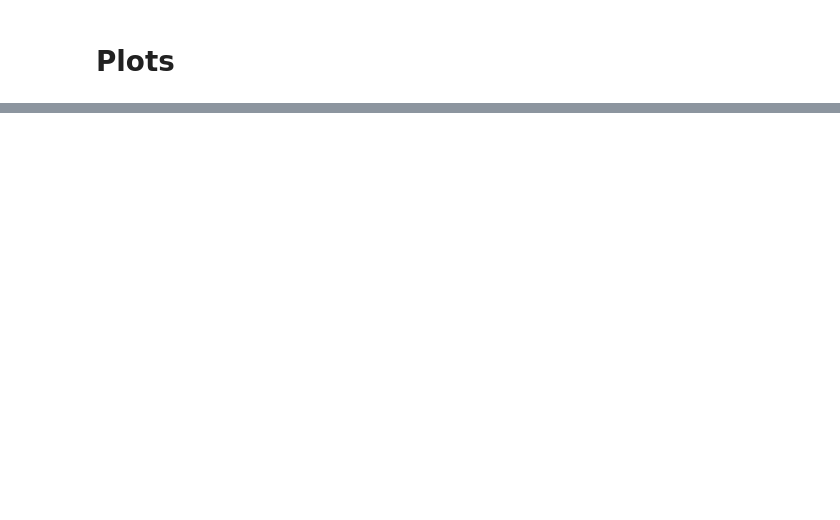
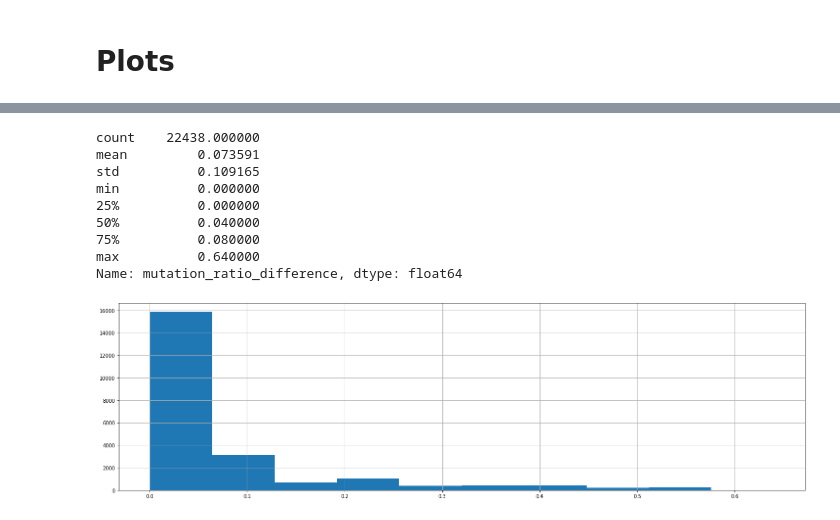
Before and after one commit to topel-research-group/Bamboozle, a Jupyter notebook: LOF_mutations_statistics_between_populations.ipynb, the cells around one changed output, grey strips where cells are left out. Drawn from its saved outputs; the diff is of its cells as text; code cells hidden in the pictures; blank space fills up the shorter version.

Commit message:
Added new plots

```diff
--- a/LOF_mutations_statistics_between_populations.ipynb
+++ b/LOF_mutations_statistics_between_populations.ipynb
@@ -4,7 +4,7 @@ from modules.pop_stat import *
 # Prepare the data
 # %%
 # Generate the data frame and run the initial statistic analysis on the data
-df, pop_size_1, pop_size_2 = make_dataframe("data/example_data/pop1.csv", "data/example_data/pop2.csv")
+df, pop_size_1, pop_size_2 = make_dataframe("data/example_data/pop1_genes_LOVISA.csv", "data/example_data/pop2_genes_LOVISA.csv")
 statistics, gene_names = prep_data(df, pop_size_1, pop_size_2)
 # %% [markdown]
 # General statistics
@@ -25,3 +44,14 @@ gene_names.keys()
 # %%
-df["mutation_ratio_difference"].hist()
+df["mutation_ratio_difference"].hist(figsize = (25, 7))
 df["mutation_ratio_difference"].describe()
+# %% [output]
+count    22438.000000
+mean         0.073591
+std          0.109165
+min          0.000000
+25%          0.000000
+50%          0.040000
+75%          0.080000
+max          0.640000
+Name: mutation_ratio_difference, dtype: float64
+[figure, added]
```
Also changed, not shown: parts of 21 cells of this notebook.
